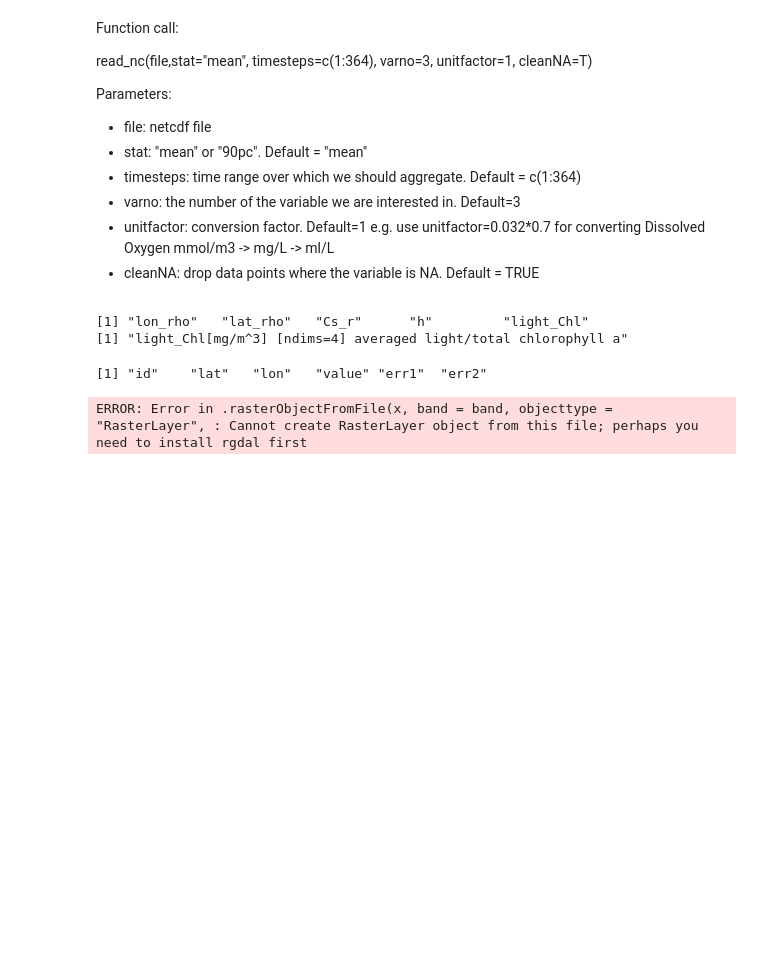
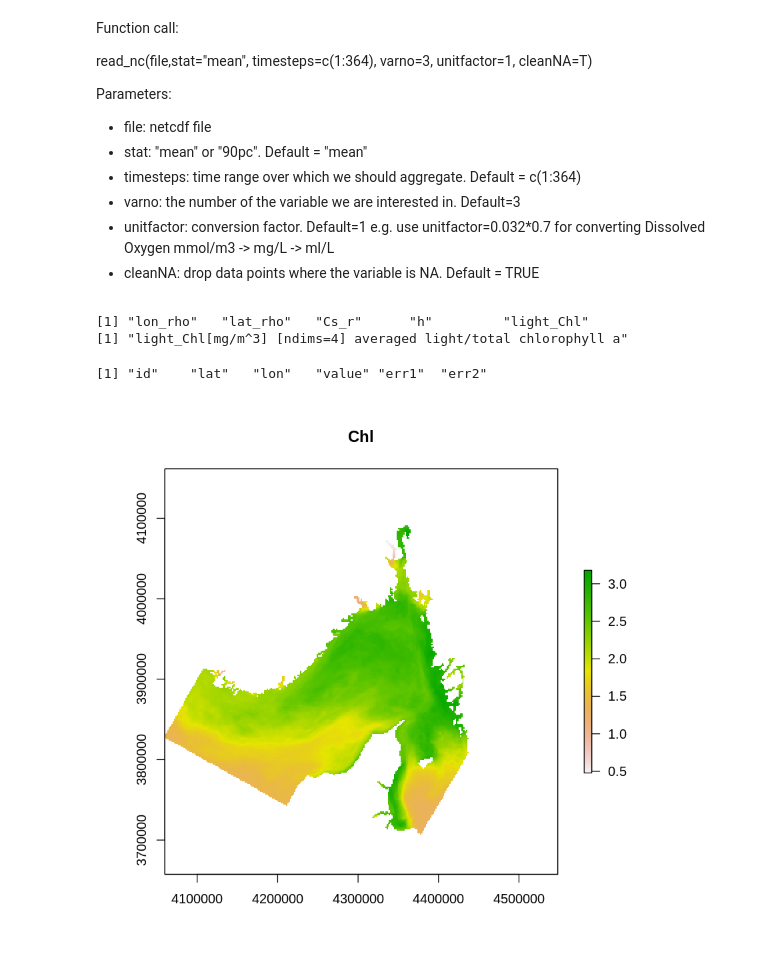
Before and after one commit to NIVANorge/martini-indicator-notebooks, a Jupyter notebook: src/R/read_nc.ipynb, the cells around one changed output. Drawn from its saved outputs; the diff is of its cells as text; code cells hidden in the pictures; blank space fills up the shorter version.

Commit message:
I can now recreate the processing from netcdf downloaded from fram to grid files which are displayed in the MARTINI shiny app. Tested for chl. Now to try some of the other parameters.

```diff
--- a/src/R/read_nc.ipynb
+++ b/src/R/read_nc.ipynb
@@ -78,13 +71,12 @@ df <- df_points %>%
 # %%
 # load the 'blank' raster file
 r <- raster("blank_raster.tif")
-crs(r) <- CRS('+init=epsg:3035')
+crs(r)<-showP4(showWKT("+init=epsg:3035"))
 
+# rasterize the MARTINI data to raster r
 x <- rasterize(df[, 1:2], r, df[,4], fun=mean)
 
-# save the raster file
-  #rf <- writeRaster(x, filename=paste0("raster/",param,".grd",overwrite=TRUE))
-
+# plot the raster
 plot(x, main=param)
 # %% [output]
-ERROR: Error in .rasterObjectFromFile(x, band = band, objecttype = "RasterLayer", : Cannot create RasterLayer object from this file; perhaps you need to install rgdal first
+[figure, added]
```
Also changed, not shown: parts of 2 cells of this notebook.
